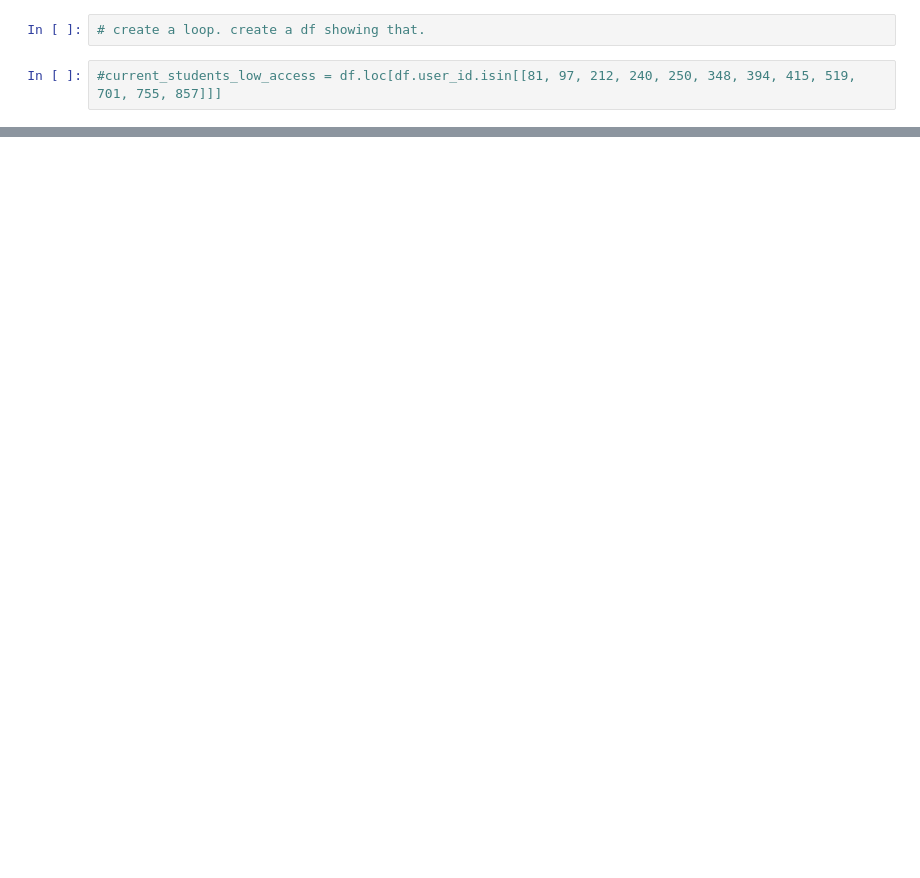
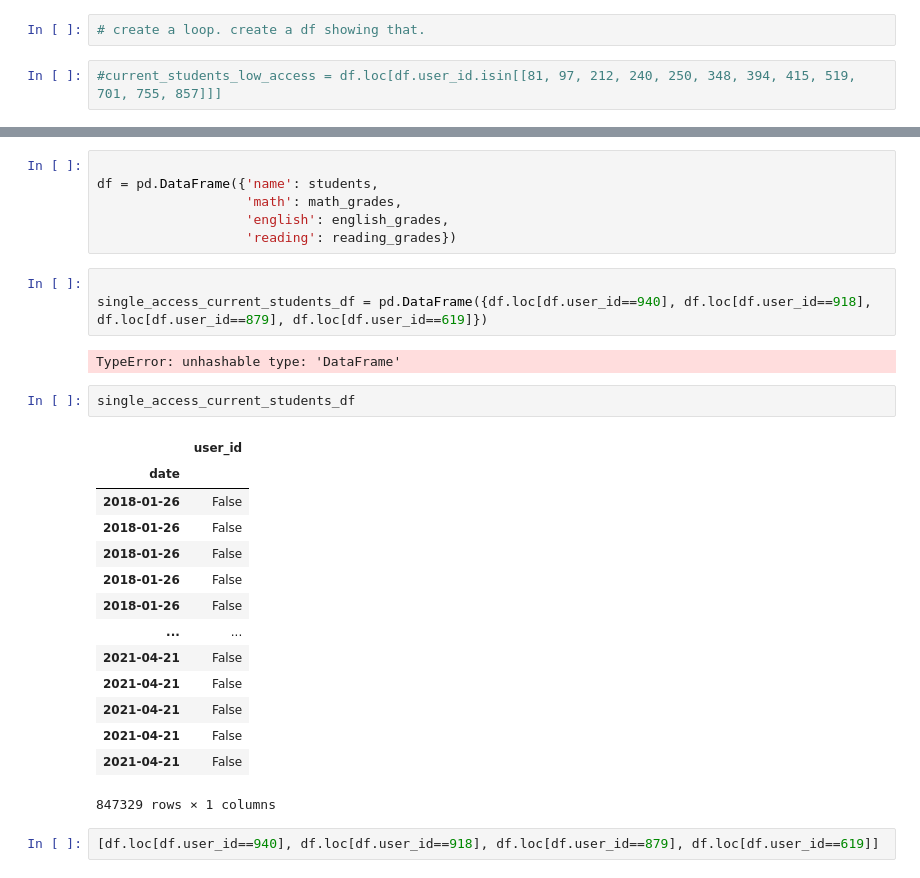
Before and after one commit to JML-Association/Anomaly-Detection-Project, a Jupyter notebook: Luis_working_notebook.ipynb, the cells around one changed output, grey strips where cells are left out. Saved outputs shown, nothing was run; the diff lists cells and outputs as text; blank space fills up the shorter version.

```diff
--- a/Luis_working_notebook.ipynb
+++ b/Luis_working_notebook.ipynb
@@ -540,0 +500,30 @@ Name: path, Length: 739, dtype: object
+# %%
+
+df = pd.DataFrame({'name': students,
+                   'math': math_grades,
+                   'english': english_grades,
+                   'reading': reading_grades})
+# %%
+
+single_access_current_students_df = pd.DataFrame({df.loc[df.user_id==940], df.loc[df.user_id==918], df.loc[df.user_id==879], df.loc[df.user_id==619]})
+# %% [output]
+TypeError: unhashable type: 'DataFrame'
+# %%
+single_access_current_students_df
+# %% [output]
+|  | user_id |
+| date |  |
+| 2018-01-26 | False |
+| 2018-01-26 | False |
+| 2018-01-26 | False |
+| 2018-01-26 | False |
+| 2018-01-26 | False |
+| ... | ... |
+| 2021-04-21 | False |
+| 2021-04-21 | False |
+| 2021-04-21 | False |
+| 2021-04-21 | False |
+| 2021-04-21 | False |
+847329 rows × 1 columns
+# %%
+[df.loc[df.user_id==940], df.loc[df.user_id==918], df.loc[df.user_id==879], df.loc[df.user_id==619]]
```
Also changed, not shown: parts of 17 cells of this notebook.
